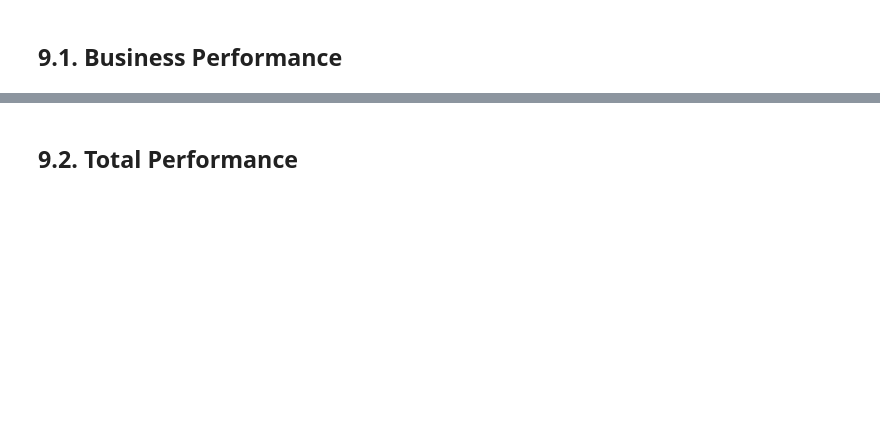
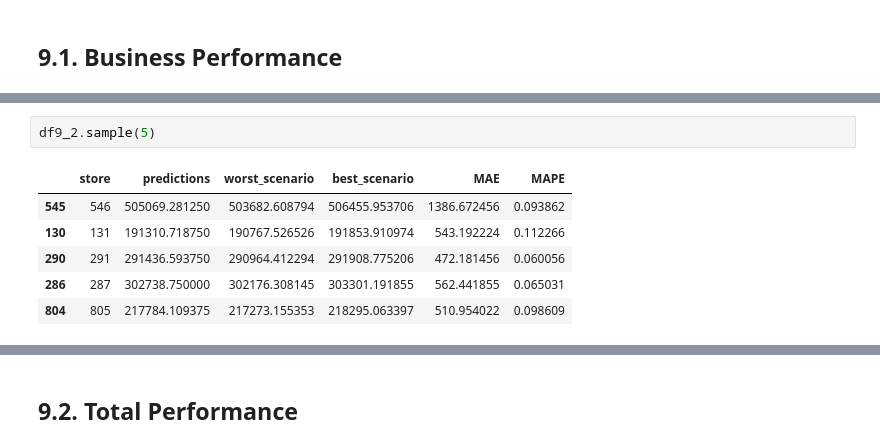
Before and after one commit to NaylsonS/rossman-store-sales, a Jupyter notebook: 01_roosman_store_sales_prediction.ipynb, the cells around one changed output, grey strips where cells are left out. Drawn from its saved outputs; the diff is of its cells as text; blank space fills up the shorter version.

```diff
--- a/01_roosman_store_sales_prediction.ipynb
+++ b/01_roosman_store_sales_prediction.ipynb
@@ -1310,0 +1334,9 @@ pickle.dump( model_xgb_tuned, open ('D:/Documentos/ESTUDOS/ComunidadeDS/repos/ro
+# %%
+df9_2.sample(5)
+# %% [output]
+|  | store | predictions | worst_scenario | best_scenario | MAE | MAPE |
+| 545 | 546 | 505069.281250 | 503682.608794 | 506455.953706 | 1386.672456 | 0.093862 |
+| 130 | 131 | 191310.718750 | 190767.526526 | 191853.910974 | 543.192224 | 0.112266 |
+| 290 | 291 | 291436.593750 | 290964.412294 | 291908.775206 | 472.181456 | 0.060056 |
+| 286 | 287 | 302738.750000 | 302176.308145 | 303301.191855 | 562.441855 | 0.065031 |
+| 804 | 805 | 217784.109375 | 217273.155353 | 218295.063397 | 510.954022 | 0.098609 |
```
Also changed, not shown: parts of 11 cells of this notebook.
